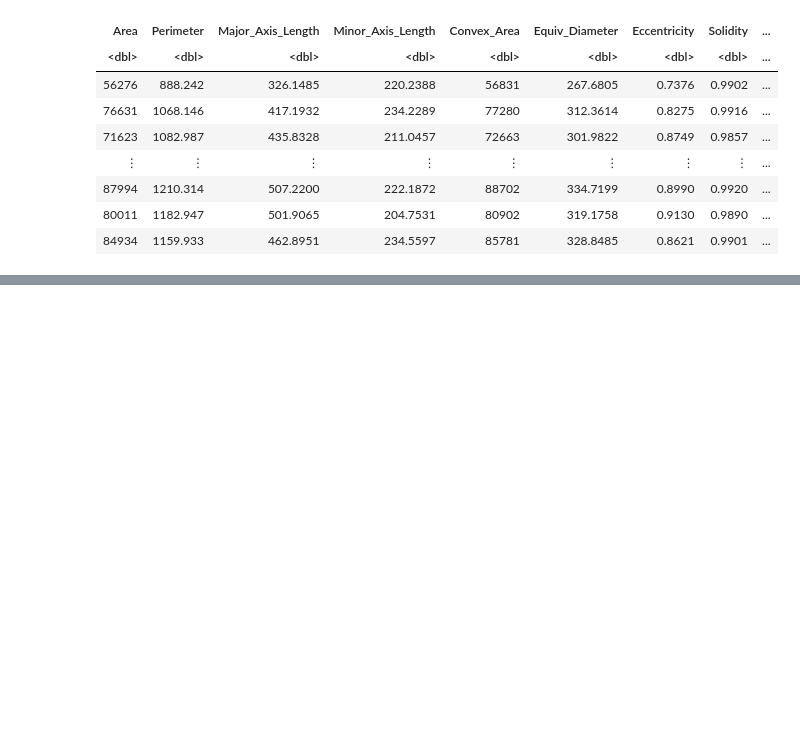
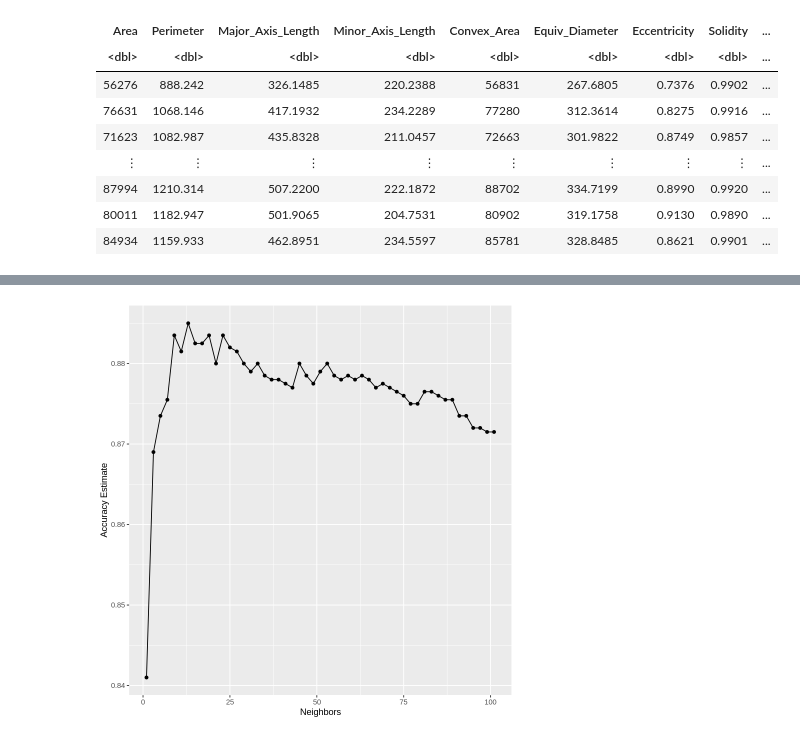
Before and after one commit to FarrelRamdhani/DSCI-100-Team-Project, a Jupyter notebook: Pumpkin.ipynb, the cells around one changed output, grey strips where cells are left out. Drawn from its saved outputs; the diff is of its cells as text; code cells hidden in the pictures; blank space fills up the shorter version.

```diff
--- a/Pumpkin.ipynb
+++ b/Pumpkin.ipynb
@@ -194,0 +221,17 @@ A tibble: 2 × 13
+# %%
+#prepare 5 folds cross validation by making vfold, v = 5
+
+pumpkin_vfold <- vfold_cv(train_pumpkin, v = 5, strata = Class)
+# %%
+#create a tibble, consist of values of k to predict
+
+pumpkin_ks <- tibble(neighbors = seq(1,101,2))
+# %%
+#Create workflow, to combine everything,and aggregate the mean and standard error by using the collect_metrics function
+
+knn_results <- workflow() |>
+      add_recipe(pumpkin_recipe) |>
+      add_model(pumpkin_tune) |>
+      tune_grid(resamples = pumpkin_vfold, grid = pumpkin_ks) |>
+      collect_metrics()
+knn_results
@@ -194,0 +249,7 @@ A tibble: 2 × 13
+# %%
+#filter for accuracy
+
+accuracies <- knn_results |>
+      filter(.metric == "accuracy")
+
+accuracies
@@ -194,0 +267,11 @@ A tibble: 2 × 13
+# %%
+#create the plot for neighbors versus accuracy
+accuracy_versus_k <- ggplot(accuracies, aes(x = neighbors, y = mean))+
+      geom_point() +
+      geom_line() +
+      labs(x = "Neighbors", y = "Accuracy Estimate")
+      #scale_x_continuous(breaks = seq(0, 101, by = 1))  # adjusting the x-axis
+      #scale_y_continuous(limits = c(0, 1.0)) # adjusting the y-axis
+accuracy_versus_k
+# %% [output]
+[figure, added]
```
Also changed, not shown: parts of 21 cells of this notebook.
